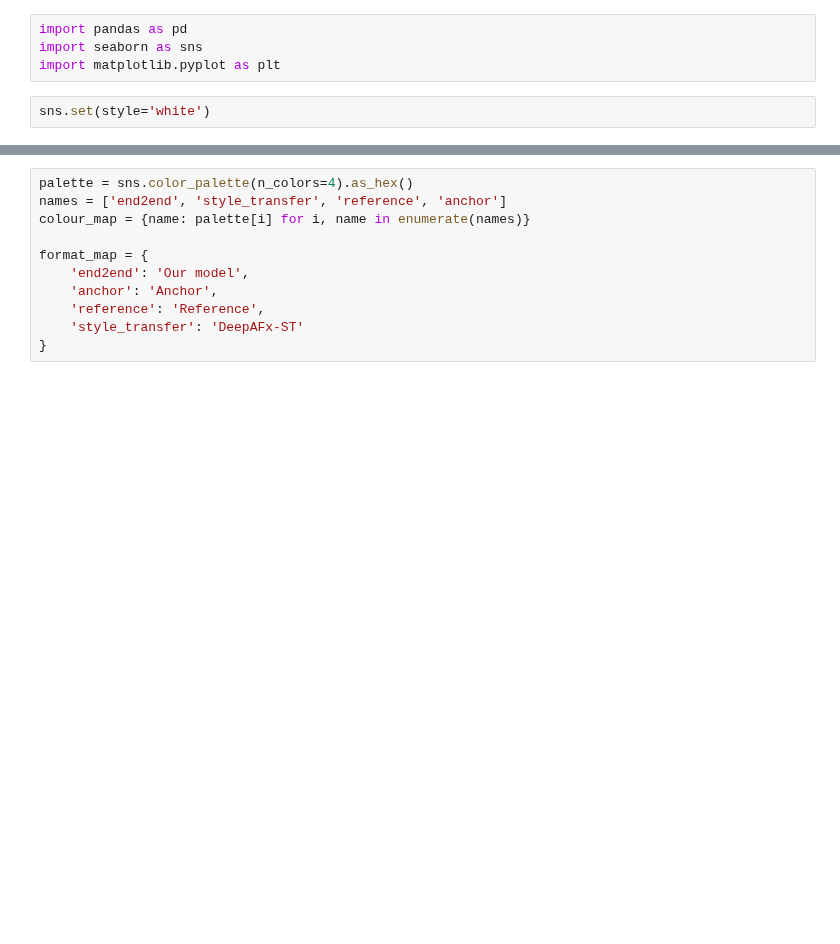
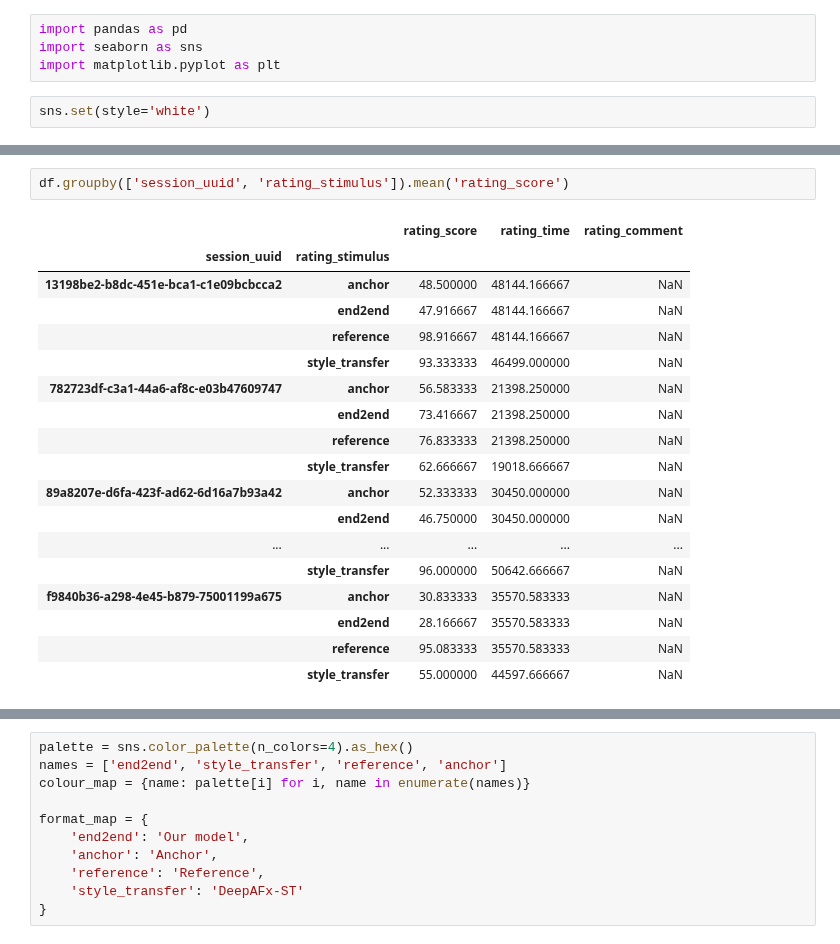
Before and after one commit to kieran-grant/Level5ProjectAudioVAE, a Jupyter notebook: src/evaluation/mushra_analysis.ipynb, the cells around one changed output, grey strips where cells are left out. Cells and saved outputs as stored; diff of their text form; blank space fills up the shorter version.

```diff
--- a/src/evaluation/mushra_analysis.ipynb
+++ b/src/evaluation/mushra_analysis.ipynb
@@ -45,0 +32,21 @@ Name: session_uuid, dtype: int64
+# %%
+df.groupby(['session_uuid', 'rating_stimulus']).mean('rating_score')
+# %% [output]
+|  |  | rating_score | rating_time | rating_comment |
+| session_uuid | rating_stimulus |  |  |  |
+| 13198be2-b8dc-451e-bca1-c1e09bcbcca2 | anchor | 48.500000 | 48144.166667 | NaN |
+|  | end2end | 47.916667 | 48144.166667 | NaN |
+|  | reference | 98.916667 | 48144.166667 | NaN |
+|  | style_transfer | 93.333333 | 46499.000000 | NaN |
+| 782723df-c3a1-44a6-af8c-e03b47609747 | anchor | 56.583333 | 21398.250000 | NaN |
+|  | end2end | 73.416667 | 21398.250000 | NaN |
+|  | reference | 76.833333 | 21398.250000 | NaN |
+|  | style_transfer | 62.666667 | 19018.666667 | NaN |
+| 89a8207e-d6fa-423f-ad62-6d16a7b93a42 | anchor | 52.333333 | 30450.000000 | NaN |
+|  | end2end | 46.750000 | 30450.000000 | NaN |
+| ... | ... | ... | ... | ... |
+|  | style_transfer | 96.000000 | 50642.666667 | NaN |
+| f9840b36-a298-4e45-b879-75001199a675 | anchor | 30.833333 | 35570.583333 | NaN |
+|  | end2end | 28.166667 | 35570.583333 | NaN |
+|  | reference | 95.083333 | 35570.583333 | NaN |
+|  | style_transfer | 55.000000 | 44597.666667 | NaN |
```
Also changed, not shown: parts of 9 cells of this notebook, 2 other files.
